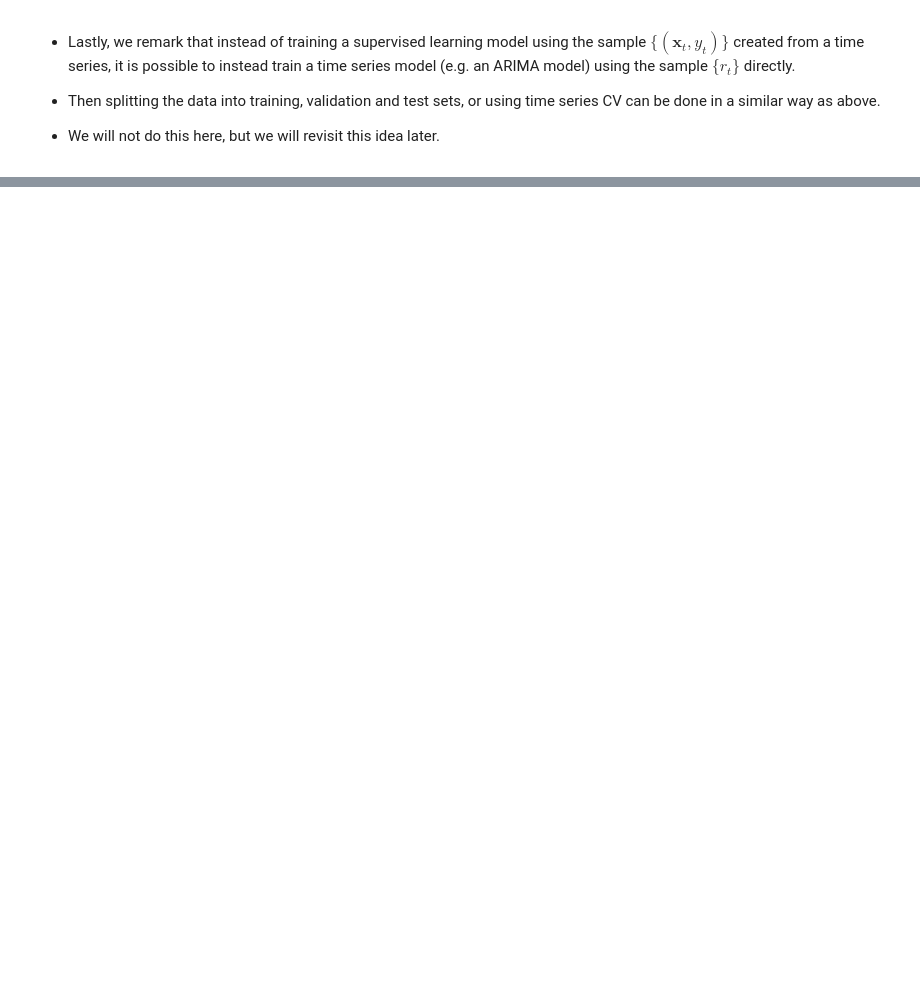
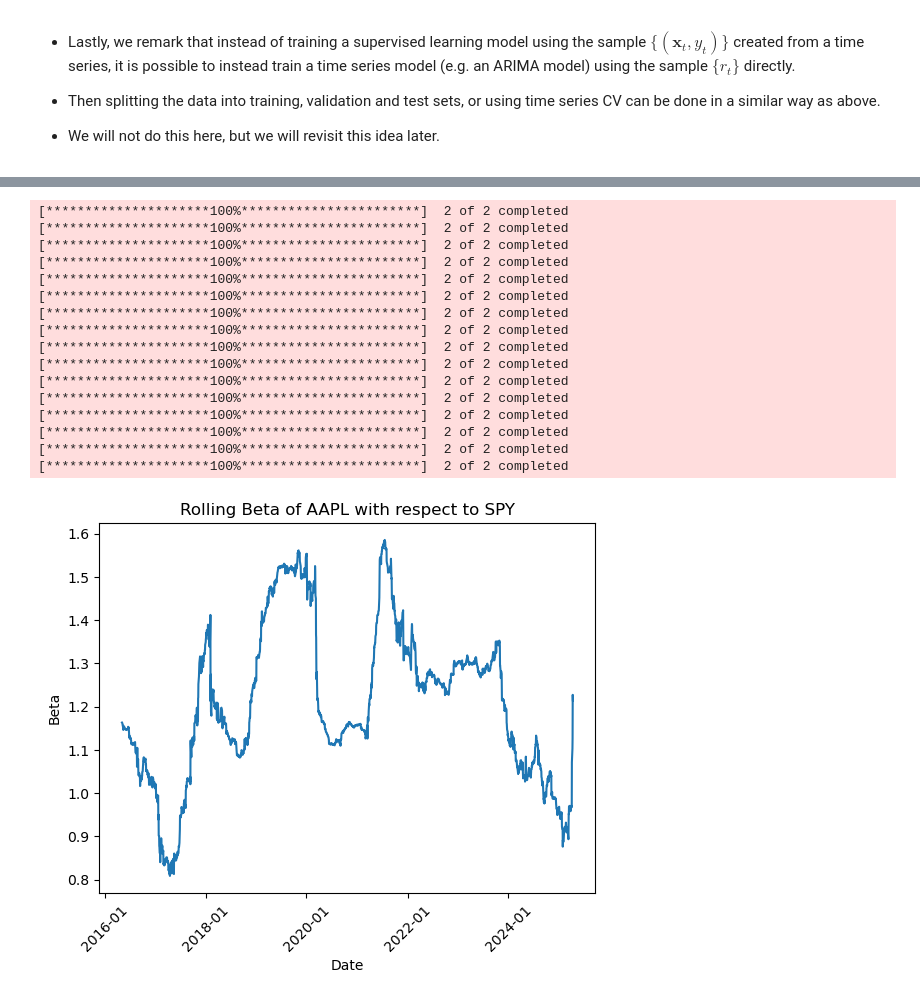
Before and after one commit to yshirai999/Machine-Learning-Lectures, a Jupyter notebook: Lecture5.ipynb, the cells around one changed output, grey strips where cells are left out. Drawn from its saved outputs; the diff is of its cells as text; code cells hidden in the pictures; blank space fills up the shorter version.

Commit message:
Lecture 5 - applications to finance

```diff
--- a/Lecture5.ipynb
+++ b/Lecture5.ipynb
@@ -350,0 +417,62 @@ rf_rmse
+# %%
+import yfinance as yf
+import matplotlib.pyplot as plt
+import matplotlib.dates as mdates
+beta = dict()
+res = dict()
+# some of the main companies in tech, finance, healthcare, industrials, energy
+tickers = ['AAPL','MSFT','JPM','BAC','MS', 'LLY', 'UNH', 'JNJ', 'ABBV', 'GE', 'RTX', 'HON', 'UBER', 'XOM', 'CVX', 'COP']
+# %%
+# We use a hashmap to store the beta values for each ticker
+
+data = dict()
+for ticker in tickers:
+    data[ticker] = yf.download([ticker,'SPY'], period='2500d', interval='1d')['Close']
+    #data.plot(figsize=(10, 5))
+    # change prices to returns
+    data[ticker] = data[ticker].pct_change().dropna()
+    beta[ticker] = []
+    for n in range(252, data[ticker].shape[0]):
+        s = data[ticker].iloc[n-252:n]
+        cov = s.cov()
+        beta[ticker].append(cov.iloc[0,1]/cov.iloc[1,1])
+
+# Plot the rolling beta for AAPL
+ticker = 'AAPL'
+plt.plot(data[ticker].index[252:], beta[ticker])
+plt.title(f'Rolling Beta of {ticker} with respect to SPY')
+plt.xlabel('Date')
+plt.ylabel('Beta')
+# Set major ticks to show only some dates (e.g., every 6 months)
+plt.gca().xaxis.set_major_locator(mdates.MonthLocator(interval=24))
+plt.gca().xaxis.set_major_formatter(mdates.DateFormatter('%Y-%m'))
+# Rotate the labels for better readability
+plt.xticks(rotation=45)
+plt.show()
+
+
+# Plot the returns for AAPL
+plt.plot(data[ticker].index[252:], data[ticker].loc[:,'AAPL'].tolist()[252:], label='AAPL Returns')
+plt.title(f'Returns of {ticker}')
+plt.gca().xaxis.set_major_locator(mdates.MonthLocator(interval=24))
+plt.gca().xaxis.set_major_formatter(mdates.DateFormatter('%Y-%m'))
+plt.xticks(rotation=45)
+plt.show()
+# %% [output]
+[*********************100%***********************]  2 of 2 completed
+[*********************100%***********************]  2 of 2 completed
+[*********************100%***********************]  2 of 2 completed
+[*********************100%***********************]  2 of 2 completed
+[*********************100%***********************]  2 of 2 completed
+[*********************100%***********************]  2 of 2 completed
+[*********************100%***********************]  2 of 2 completed
+[*********************100%***********************]  2 of 2 completed
+[*********************100%***********************]  2 of 2 completed
+[*********************100%***********************]  2 of 2 completed
+[*********************100%***********************]  2 of 2 completed
+[*********************100%***********************]  2 of 2 completed
+[*********************100%***********************]  2 of 2 completed
+[*********************100%***********************]  2 of 2 completed
+[*********************100%***********************]  2 of 2 completed
+[*********************100%***********************]  2 of 2 completed
+[figure, added]
```
Also changed, not shown: parts of 17 cells of this notebook.
